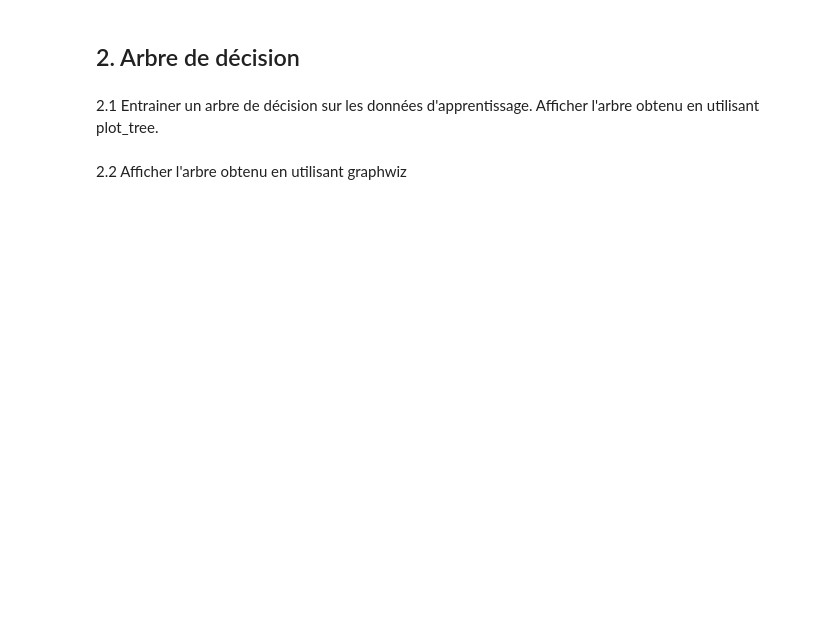
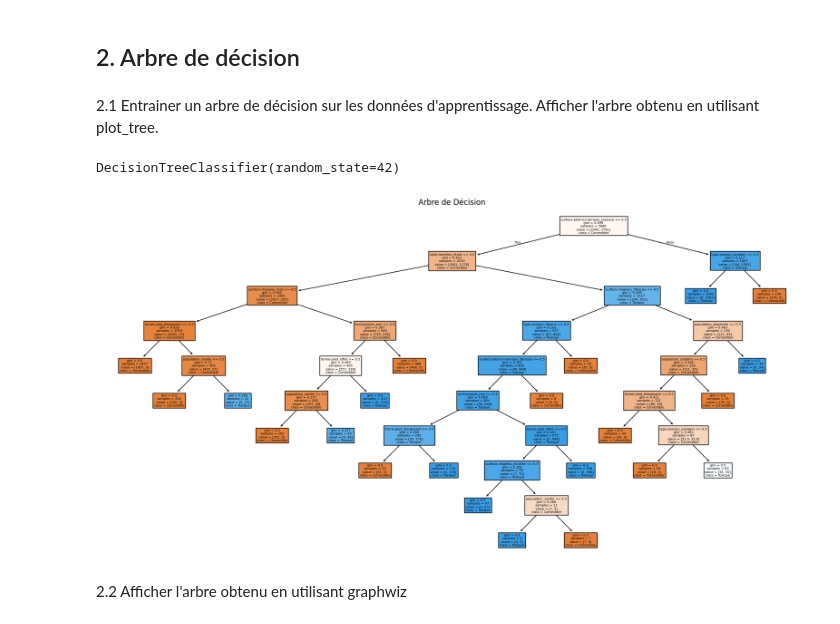
Before and after one commit to jeanlamarre16/datascience, a Jupyter notebook: TP1_classification_champignons.ipynb, the cells around one changed output. Cells and saved outputs as stored; diff of their text form; code cells hidden in the pictures; blank space fills up the shorter version.

```diff
--- a/TP1_classification_champignons.ipynb
+++ b/TP1_classification_champignons.ipynb
@@ -54,0 +36,3 @@ print(nb_toxique)
+# %%
+# Importation du fichier de data champignons.csv
+df_champignon = pd.read_csv('/content/drive/MyDrive/Data/champignons.csv')
@@ -150,2 +179,18 @@ import matplotlib.pyplot as plt
+# %%
+# Initialisation du DécisionTreeClassifier
+dtc = DecisionTreeClassifier(random_state=42)
+
+# Entraînement du modèle
+dtc.fit(feature_train, label_train)
+# %% [output]
+DecisionTreeClassifier(random_state=42)
+# %%
+# Visualisation de l'arbre avec plot_tree
+plt.figure(figsize=(20, 10))  # Ajustement de la taille du graphique
+plot_tree(dtc, filled=True, feature_names=feature_train.columns, class_names=["Comestible", "Toxique"])
+plt.title("Arbre de Décision")
+plt.show() # dtc : instance du DecisionTreeClassifier
+# %% [output]
+[figure, added]
 # %% [markdown]
 2.2 Afficher l'arbre obtenu en utilisant graphwiz
```
Also changed, not shown: parts of 51 cells of this notebook.
